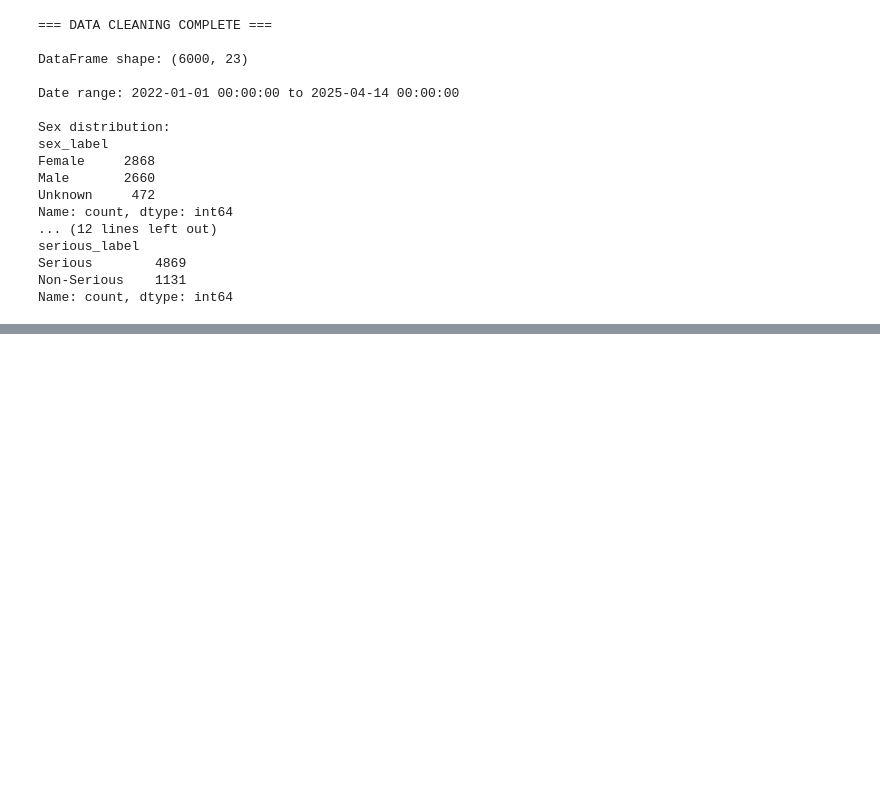
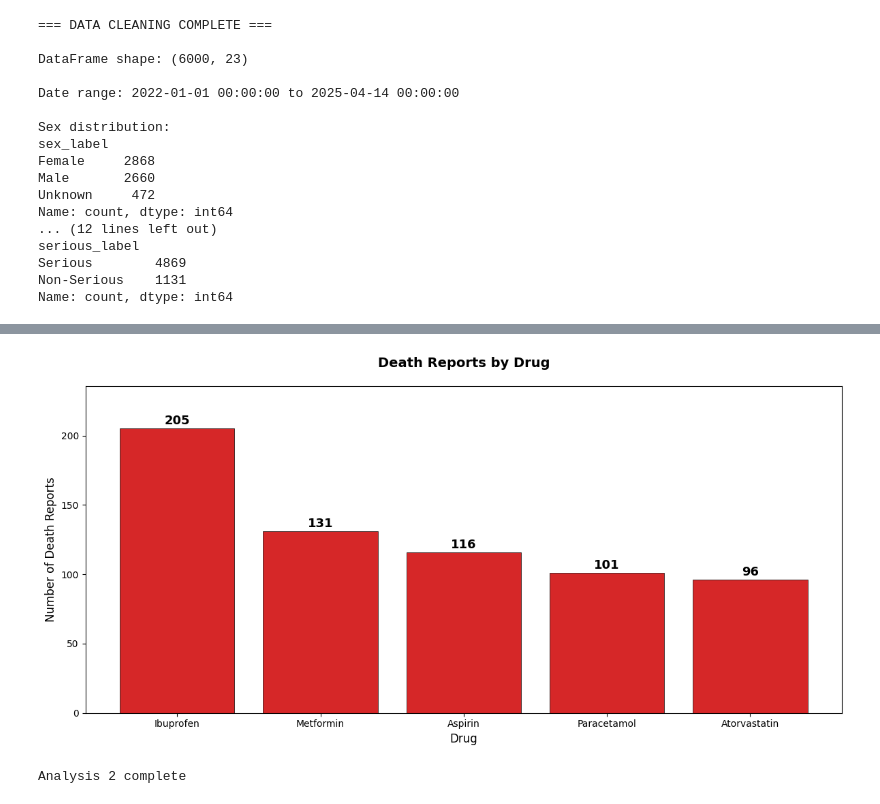
Before and after one commit to Kingsley-Eboh/fda-adverse-events-analysis, a Jupyter notebook: fda_adverse_events_analysis.ipynb, the cells around one changed output, grey strips where cells are left out. Cells and saved outputs as stored; diff of their text form; code cells hidden in the pictures; blank space fills up the shorter version.

```diff
--- a/fda_adverse_events_analysis.ipynb
+++ b/fda_adverse_events_analysis.ipynb
@@ -341,0 +397,29 @@ Name: count, dtype: int64
+# %%
+
+fig, ax = plt.subplots(figsize=(12, 6))
+
+death_by_drug = df[df['seriousnessdeath'] == '1'].groupby(
+    'drug_name').size().sort_values(ascending=False)
+
+bars = ax.bar(death_by_drug.index, death_by_drug.values,
+              color='#d62728', edgecolor='black', linewidth=0.5)
+ax.set_title('Death Reports by Drug', fontsize=14,
+             fontweight='bold', pad=20)
+ax.set_xlabel('Drug', fontsize=12)
+ax.set_ylabel('Number of Death Reports', fontsize=12)
+ax.set_ylim(0, death_by_drug.max() * 1.15)
+
+for bar, v in zip(bars, death_by_drug.values):
+    ax.text(bar.get_x() + bar.get_width()/2,
+            v + 1, f'{v:,}',
+            ha='center', va='bottom',
+            fontsize=13, fontweight='bold',
+            color='black')
+
+plt.tight_layout()
+plt.savefig('figures/analysis2_death_reports.png', dpi=150, bbox_inches='tight')
+plt.show()
+print("Analysis 2 complete")
+# %% [output]
+[figure, added]
+Analysis 2 complete
```
Also changed, not shown: parts of 8 cells of this notebook, 4 other files.
